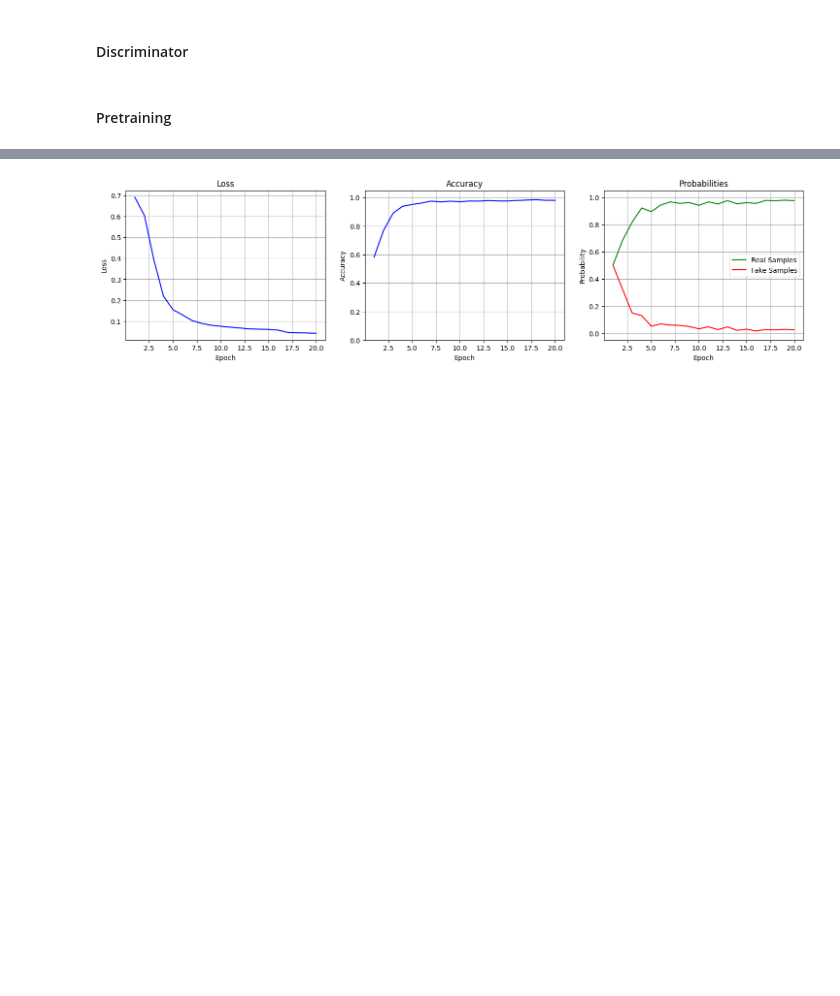
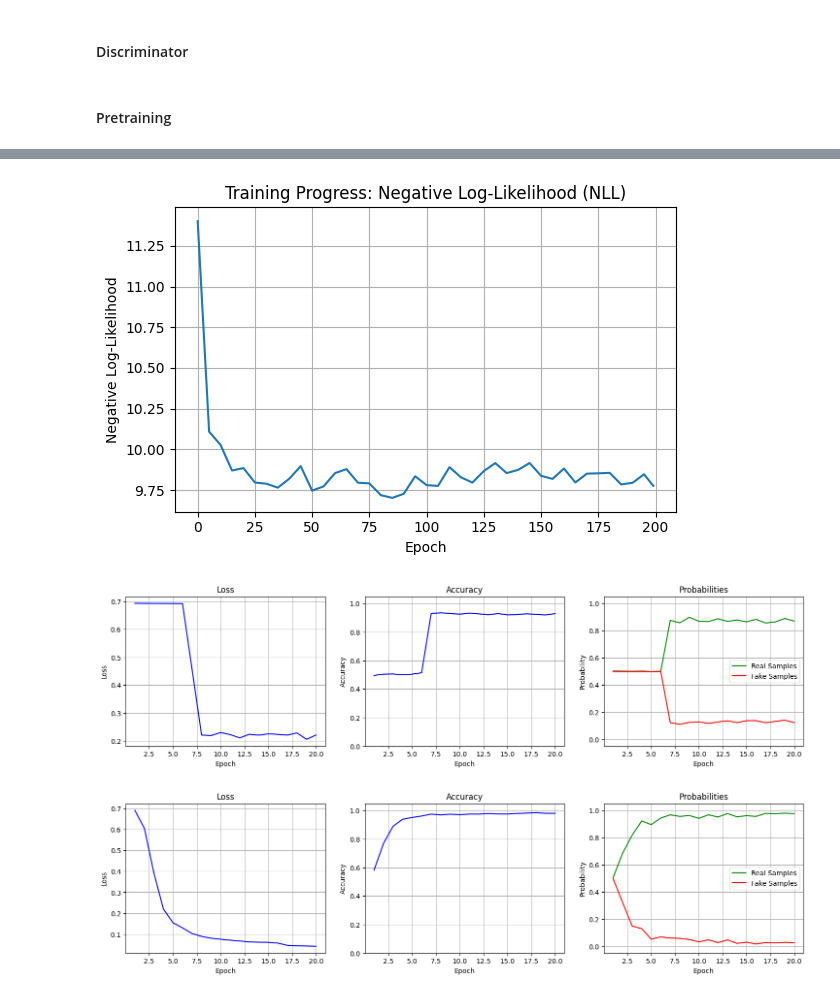
Before and after one commit to FrensiZ/SeqGAN, a Jupyter notebook: SeqGAN_NEW.ipynb, the cells around one changed output, grey strips where cells are left out. Saved outputs shown, nothing was run; the diff lists cells and outputs as text; code cells hidden in the pictures; blank space fills up the shorter version.

```diff
--- a/SeqGAN_NEW.ipynb
+++ b/SeqGAN_NEW.ipynb
@@ -612,3 +613,9 @@ Epoch 140, NLL: 9.8738
+# %%
+plot_generator_training("NEW_experiment-log.txt")
+plot_discriminator_training('discriminator_pretrain.txt')
+# %% [output]
+[figure, added]
+[figure, added]
 # %%
 plot_discriminator_training('discriminator_pretrain.txt')
 # %% [output]
```
Also changed, not shown: parts of 3 cells of this notebook, 2 other files.
